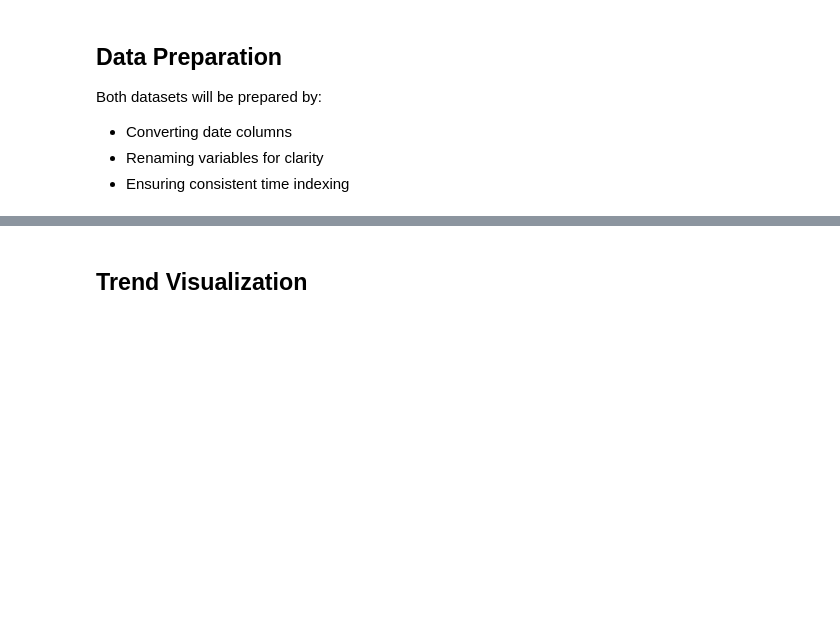
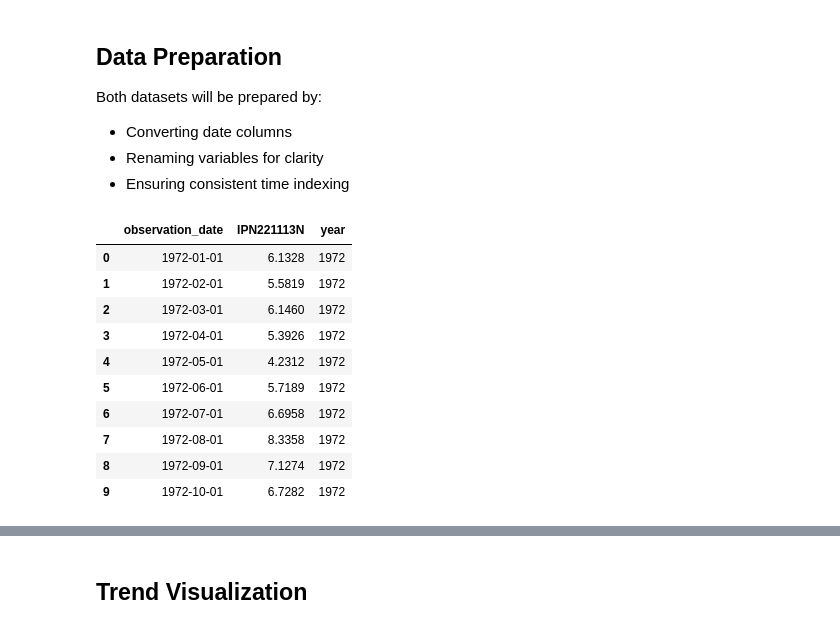
Before and after one commit to DwanjaiOprien/nuclear-energy-fiscal-analysis, a Jupyter notebook: fredNotebookAnalysis/inflation_analysis.ipynb, the cells around one changed output, grey strips where cells are left out. Saved outputs shown, nothing was run; the diff lists cells and outputs as text; code cells hidden in the pictures; blank space fills up the shorter version.

```diff
--- a/fredNotebookAnalysis/inflation_analysis.ipynb
+++ b/fredNotebookAnalysis/inflation_analysis.ipynb
@@ -136,3 +136,19 @@ Both datasets will be prepared by:
 - Converting date columns
 - Renaming variables for clarity
 - Ensuring consistent time indexing
+# %%
+nuclear_generation ['observation_date'] = pd.to_datetime(nuclear_generation['observation_date'])
+nuclear_generation['year'] = nuclear_generation['observation_date'].dt.year
+nuclear_generation.head(10) # IGNORE for report this is just to check if column was added correctly.
+# %% [output]
+|  | observation_date | IPN221113N | year |
+| 0 | 1972-01-01 | 6.1328 | 1972 |
+| 1 | 1972-02-01 | 5.5819 | 1972 |
+| 2 | 1972-03-01 | 6.1460 | 1972 |
+| 3 | 1972-04-01 | 5.3926 | 1972 |
+| 4 | 1972-05-01 | 4.2312 | 1972 |
+| 5 | 1972-06-01 | 5.7189 | 1972 |
+| 6 | 1972-07-01 | 6.6958 | 1972 |
+| 7 | 1972-08-01 | 8.3358 | 1972 |
+| 8 | 1972-09-01 | 7.1274 | 1972 |
+| 9 | 1972-10-01 | 6.7282 | 1972 |
```
Also changed, not shown: parts of 3 cells of this notebook.
